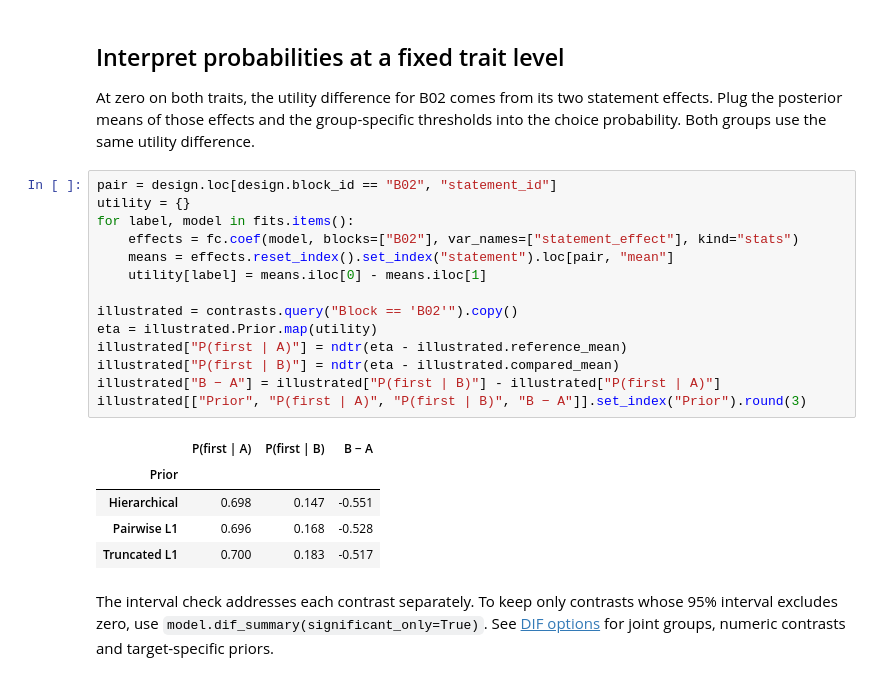
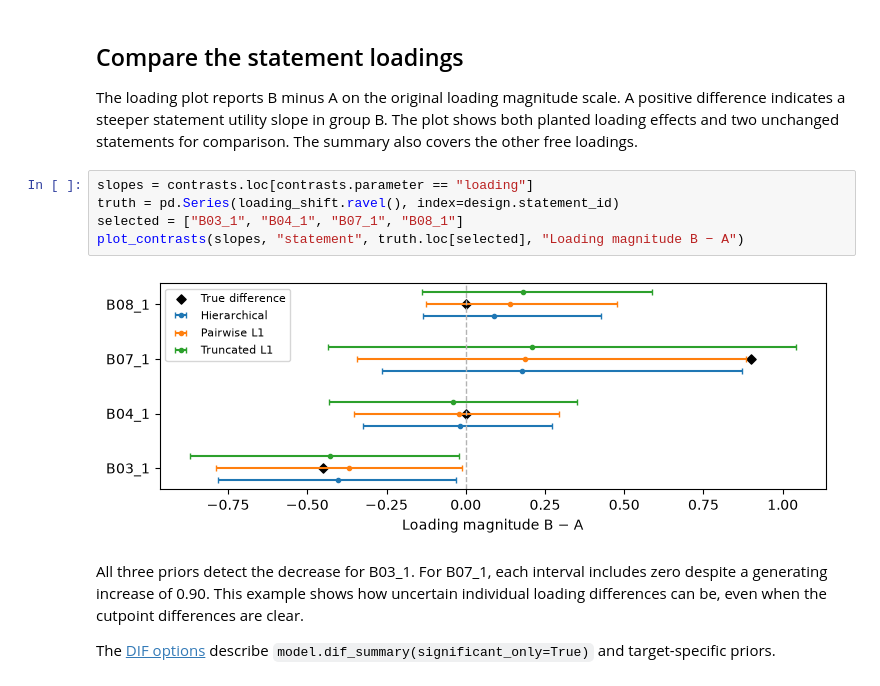
Before and after one commit to qipengchen/pyfcirt, a Jupyter notebook: docs/tutorials/tirt_dif.ipynb, the cells around one changed output. Drawn from its saved outputs; the diff is of its cells as text.

Commit message:
Document experimental DIF and covariate targets

```diff
--- a/docs/tutorials/tirt_dif.ipynb
+++ b/docs/tutorials/tirt_dif.ipynb
@@ -185,33 +226,22 @@ plt.show()
 # %% [markdown]
-## Interpret probabilities at a fixed trait level
+## Compare the statement loadings
 
-At zero on both traits, the utility difference for B02 comes from its two
-statement effects. Plug the posterior means of those effects and the
-group-specific thresholds into the choice probability. Both groups use
-the same utility difference.
+The loading plot reports B minus A on the original loading magnitude scale.
+A positive difference indicates a steeper statement utility slope in group B.
+The plot shows both planted loading effects and two unchanged statements for
+comparison. The summary also covers the other free loadings.
 # %%
-pair = design.loc[design.block_id == "B02", "statement_id"]
-utility = {}
-for label, model in fits.items():
-    effects = fc.coef(model, blocks=["B02"], var_names=["statement_effect"], kind="stats")
-    means = effects.reset_index().set_index("statement").loc[pair, "mean"]
-    utility[label] = means.iloc[0] - means.iloc[1]
-
-illustrated = contrasts.query("Block == 'B02'").copy()
-eta = illustrated.Prior.map(utility)
-illustrated["P(first | A)"] = ndtr(eta - illustrated.reference_mean)
-illustrated["P(first | B)"] = ndtr(eta - illustrated.compared_mean)
-illustrated["B − A"] = illustrated["P(first | B)"] - illustrated["P(first | A)"]
-illustrated[["Prior", "P(first | A)", "P(first | B)", "B − A"]].set_index("Prior").round(3)
+slopes = contrasts.loc[contrasts.parameter == "loading"]
+truth = pd.Series(loading_shift.ravel(), index=design.statement_id)
+selected = ["B03_1", "B04_1", "B07_1", "B08_1"]
+plot_contrasts(slopes, "statement", truth.loc[selected], "Loading magnitude B − A")
 # %% [output]
-|  | P(first | A) | P(first | B) | B − A |
-| Prior |  |  |  |
-| Hierarchical | 0.698 | 0.147 | -0.551 |
-| Pairwise L1 | 0.696 | 0.168 | -0.528 |
-| Truncated L1 | 0.700 | 0.183 | -0.517 |
+[figure, added]
 # %% [markdown]
-The interval check addresses each contrast separately. To keep only
-contrasts whose 95% interval excludes zero, use
-`model.dif_summary(significant_only=True)`. See
-[DIF options](../reference/dif.md) for joint groups, numeric contrasts and
-target-specific priors.
+All three priors detect the decrease for B03_1. For B07_1, each interval
+includes zero despite a generating increase of 0.90. This example shows
+how uncertain individual loading differences can be, even when the
+cutpoint differences are clear.
+
+The [DIF options](../reference/dif.md) describe
+`model.dif_summary(significant_only=True)` and target-specific priors.
```
Also changed, not shown: parts of 8 cells of this notebook, 4 other files.
